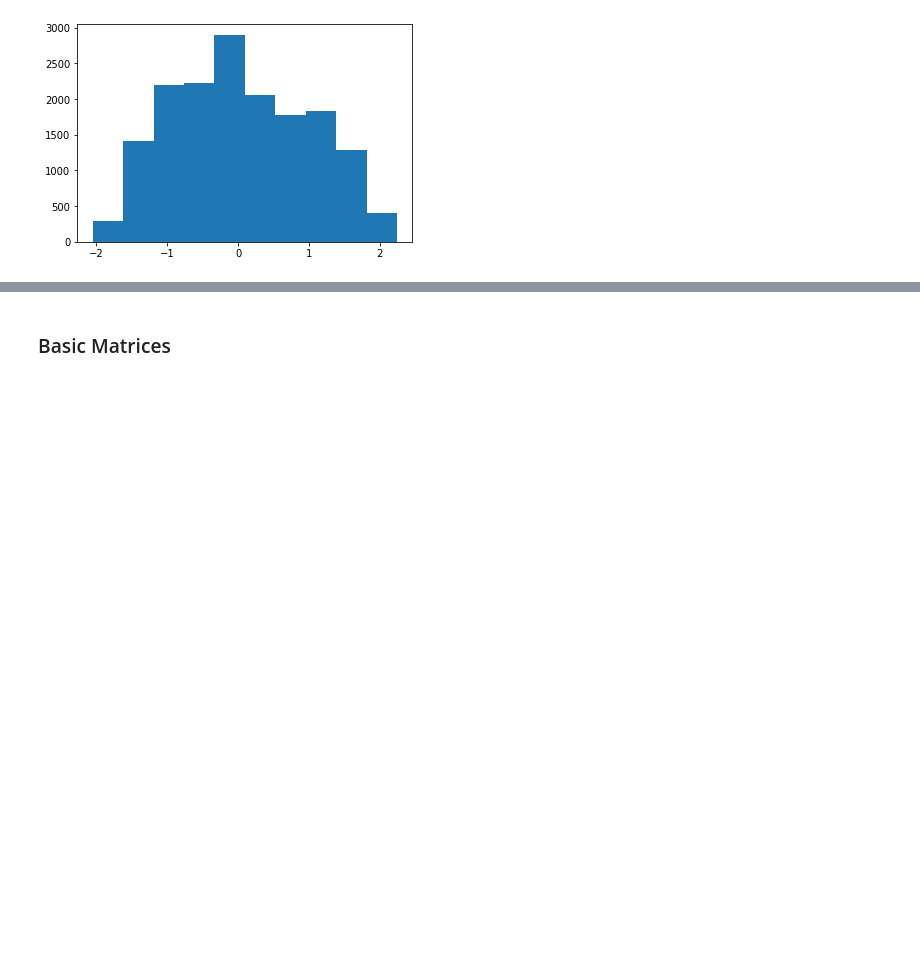
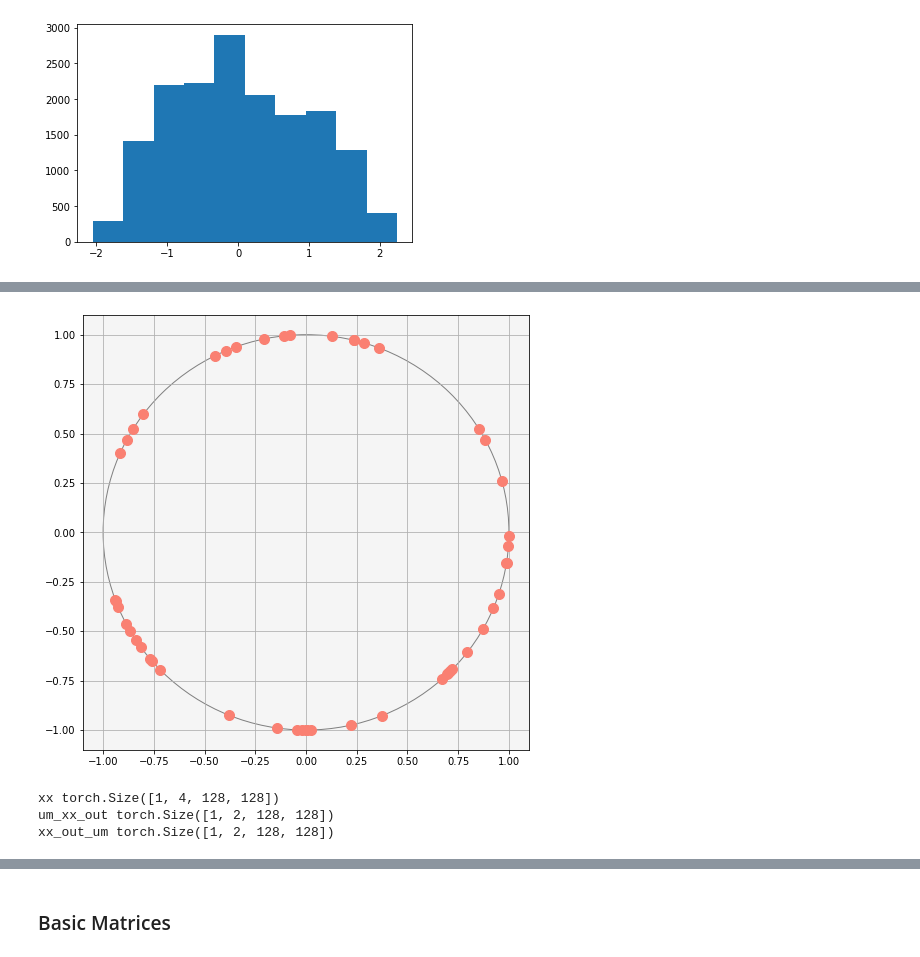
Before and after one commit to lizzij/Turbulence, a Jupyter notebook: Rot-UM/anistropic.ipynb, the cells around one changed output, grey strips where cells are left out. Drawn from its saved outputs; the diff is of its cells as text; code cells hidden in the pictures; blank space fills up the shorter version.

```diff
--- a/Rot-UM/anistropic.ipynb
+++ b/Rot-UM/anistropic.ipynb
@@ -401,0 +394,16 @@ plt.hist(xx_out[0,direc].cpu().data.numpy().flatten())
+# %%
+fig = plt.figure(figsize=plt.figaspect(1)*2)
+ax = fig.add_subplot(1, 1, 1)
+
+circ = plt.Circle((0, 0), radius=1, edgecolor='gray', facecolor='None')
+ax.add_patch(circ)
+
+xj, yj = sample_spherical(50, 2)
+ax.scatter(xj, yj, s=100, c='salmon', zorder=10)
+
+ax.set_facecolor('#f5f5f5')
+plt.grid(b=None, which='major', axis='both')
+plt.show()
+# fig.savefig(img_direc + '/sample_cyclical', bbox_inches='tight')
+# %% [output]
+[figure, added]
@@ -401,0 +426,16 @@ plt.hist(xx_out[0,direc].cpu().data.numpy().flatten())
+# %%
+torch.manual_seed(10)
+um_vector = sample_spherical(1, 2)
+
+# model = Ani_layer(input_channels = 1, output_channels = 1, kernel_size = 7).to(device)
+model = rot_um_cnn(input_channels = 2, output_channels = 1, hidden_dim = 128, num_layers = 4, kernel_size = 7, activation = "tanh").to(device)
+
+um_xx = uniform_motion(xx, um_vector)
+
+um_xx_out = model(um_xx.to(device))
+
+xx_out_um = uniform_motion((um_xx_out).cpu(), -um_vector)
+# %% [output]
+xx torch.Size([1, 4, 128, 128])
+um_xx_out torch.Size([1, 2, 128, 128])
+xx_out_um torch.Size([1, 2, 128, 128])
```
Also changed, not shown: parts of 17 cells of this notebook, 7 other files.
